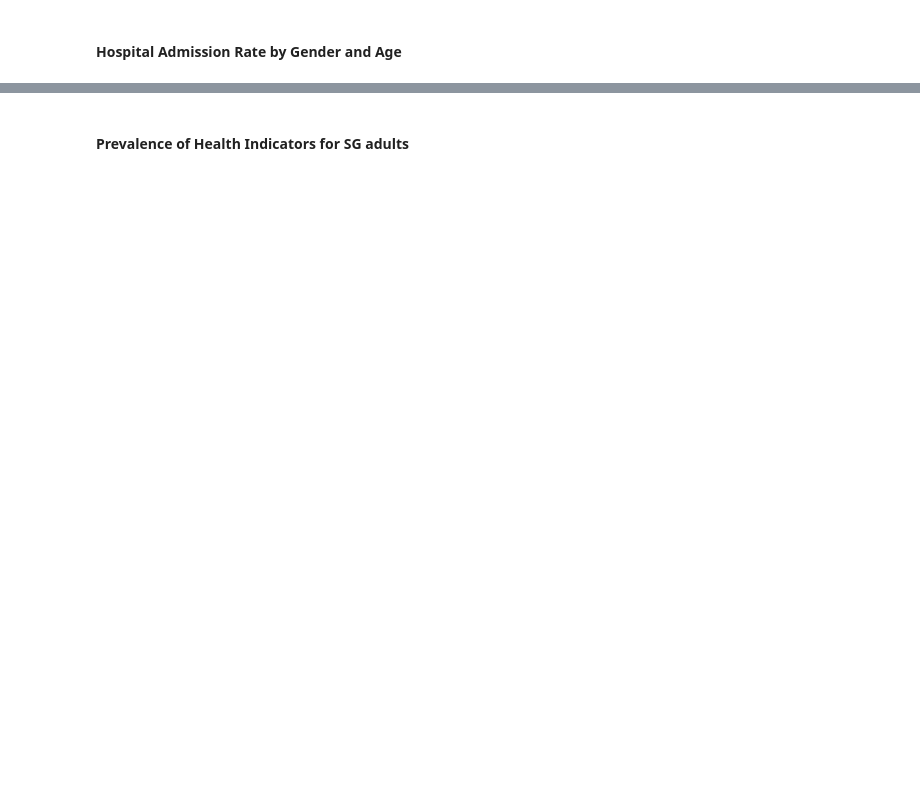
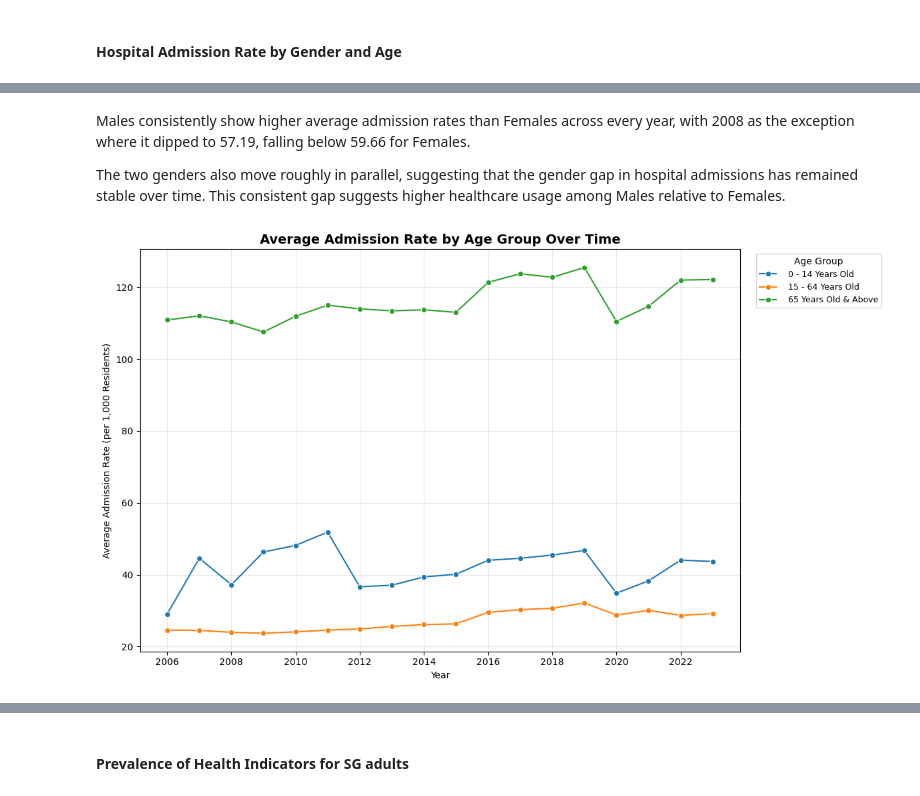
Before and after one commit to sanrio00/portfolio-projects, a Jupyter notebook: WIP/SGH Project.ipynb, the cells around one changed output, grey strips where cells are left out. Saved outputs shown, nothing was run; the diff lists cells and outputs as text; code cells hidden in the pictures; blank space fills up the shorter version.

```diff
--- a/WIP/SGH Project.ipynb
+++ b/WIP/SGH Project.ipynb
@@ -389,0 +487,36 @@ plt.show()
+# %% [markdown]
+Males consistently show higher average admission rates than Females across every year, with 2008 as the exception where it dipped to 57.19, falling below 59.66 for Females.
+
+The two genders also move roughly in parallel, suggesting that the gender gap in hospital admissions has remained stable over time. This consistent gap suggests higher healthcare usage among Males relative to Females.
+# %%
+# 2. Admission rate by age over time
+# Reason: Age is strongest driver of admission rates. Able to see which age segments generate the highest burden and whether rates change within groups over time
+# Viz: Line chart. x-axis = Year, y-axis = Admission rate, Legend = Age group
+
+# --- Aggregate: average admission rate per year per age group (equal-weighted, as agreed) ---
+age_rate_by_year = (
+    hospital_admissions_df
+    .groupby(['Year', 'Age Group'], as_index=False)['Admission Rate (Per 1000 Resident)']
+    .mean()
+)
+
+# --- Plot ---
+plt.figure(figsize=(12, 7))
+sns.lineplot(
+    data=age_rate_by_year,
+    x='Year',
+    y='Admission Rate (Per 1000 Resident)',
+    hue='Age Group',
+    marker='o'
+)
+
+plt.title('Average Admission Rate by Age Group Over Time', fontsize=14, fontweight='bold')
+plt.xlabel('Year')
+plt.ylabel('Average Admission Rate (per 1,000 Residents)')
+plt.legend(title='Age Group', bbox_to_anchor=(1.02, 1), loc='upper left', fontsize=9)
+plt.gca().xaxis.set_major_locator(MaxNLocator(integer=True))
+plt.grid(alpha=0.3)
+plt.tight_layout()
+plt.show()
+# %% [output]
+[figure, added]
```
Also changed, not shown: parts of 52 cells of this notebook.
